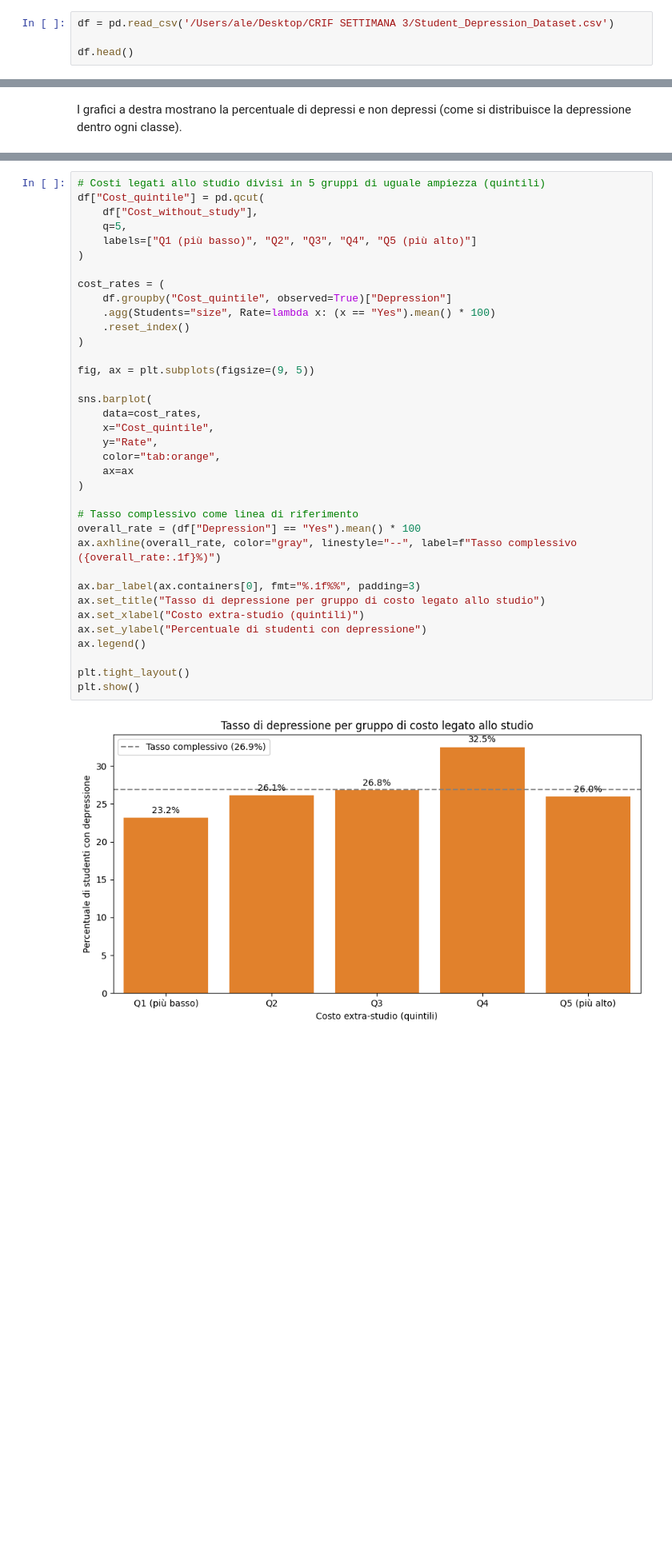
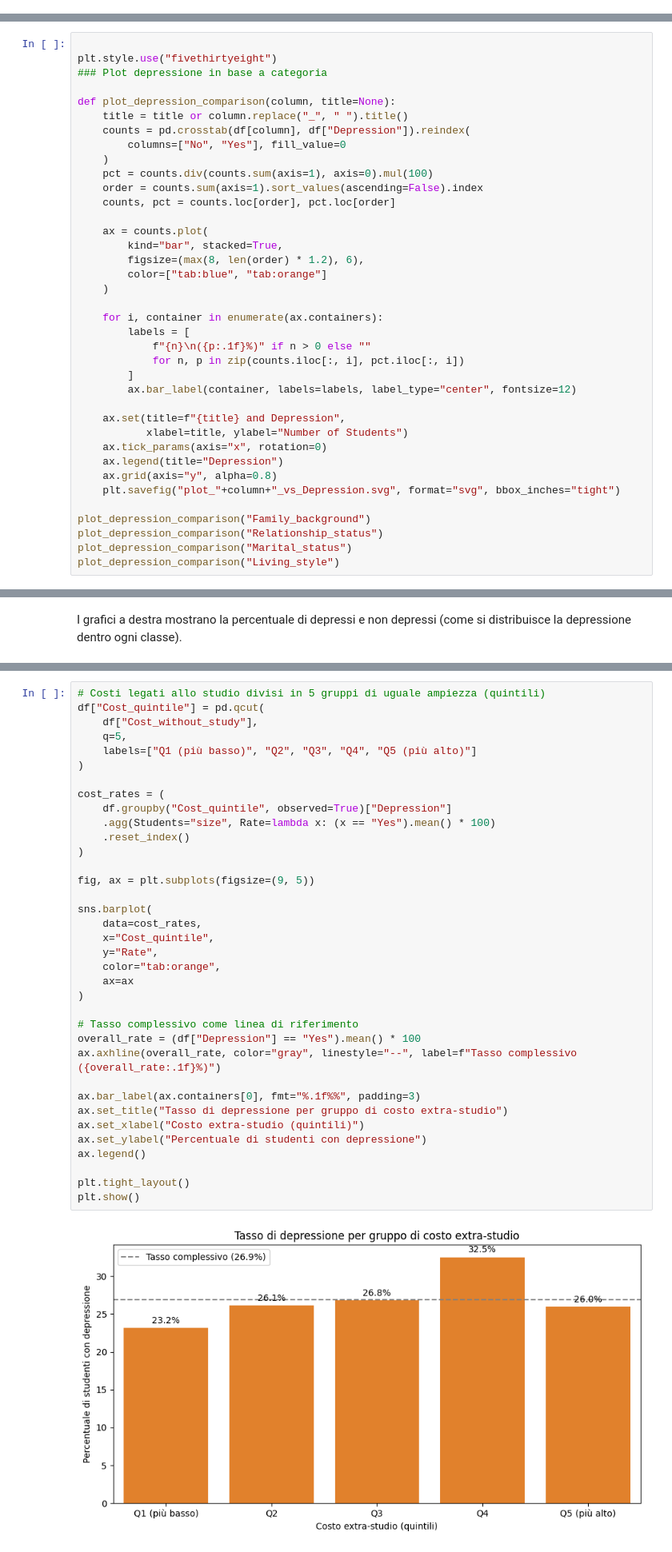
Before and after one commit to DinuIustinAdrian/final_project_data_science, a Jupyter notebook: juno-s-story-student-depression-eda-stats.ipynb, the cells around one changed output, grey strips where cells are left out. Shown at 80% size. Cells and saved outputs as stored; diff of their text form; blank space fills up the shorter version.

```diff
--- a/juno-s-story-student-depression-eda-stats.ipynb
+++ b/juno-s-story-student-depression-eda-stats.ipynb
@@ -27,4 +29,0 @@ import seaborn as sns
-# %%
-df = pd.read_csv('/Users/ale/Desktop/CRIF SETTIMANA 3/Student_Depression_Dataset.csv')
-
-df.head()
@@ -255,0 +120,38 @@ plot_depression_comparison("Living_style", "Living Style")
+# %%
+
+plt.style.use("fivethirtyeight")
+### Plot depressione in base a categoria
+
+def plot_depression_comparison(column, title=None):
+    title = title or column.replace("_", " ").title()
+    counts = pd.crosstab(df[column], df["Depression"]).reindex(
+        columns=["No", "Yes"], fill_value=0
+    )
+    pct = counts.div(counts.sum(axis=1), axis=0).mul(100)
+    order = counts.sum(axis=1).sort_values(ascending=False).index
+    counts, pct = counts.loc[order], pct.loc[order]
+
+    ax = counts.plot(
+        kind="bar", stacked=True,
+        figsize=(max(8, len(order) * 1.2), 6),
+        color=["tab:blue", "tab:orange"]
+    )
+
+    for i, container in enumerate(ax.containers):
+        labels = [
+            f"{n}\n({p:.1f}%)" if n > 0 else ""
+            for n, p in zip(counts.iloc[:, i], pct.iloc[:, i])
+        ]
+        ax.bar_label(container, labels=labels, label_type="center", fontsize=12)
+
+    ax.set(title=f"{title} and Depression",
+           xlabel=title, ylabel="Number of Students")
+    ax.tick_params(axis="x", rotation=0)
+    ax.legend(title="Depression")
+    ax.grid(axis="y", alpha=0.8)
+    plt.savefig("plot_"+column+"_vs_Depression.svg", format="svg", bbox_inches="tight")
+
+plot_depression_comparison("Family_background")
+plot_depression_comparison("Relationship_status")
+plot_depression_comparison("Marital_status")
+plot_depression_comparison("Living_style")
@@ -464,35 +371,35 @@ df["Cost_quintile"] = pd.qcut(
 )
 
 cost_rates = (
     df.groupby("Cost_quintile", observed=True)["Depression"]
     .agg(Students="size", Rate=lambda x: (x == "Yes").mean() * 100)
     .reset_index()
 )
 
 fig, ax = plt.subplots(figsize=(9, 5))
 
 sns.barplot(
     data=cost_rates,
     x="Cost_quintile",
     y="Rate",
     color="tab:orange",
     ax=ax
 )
 
 # Tasso complessivo come linea di riferimento
 overall_rate = (df["Depression"] == "Yes").mean() * 100
 ax.axhline(overall_rate, color="gray", linestyle="--", label=f"Tasso complessivo ({overall_rate:.1f}%)")
 
 ax.bar_label(ax.containers[0], fmt="%.1f%%", padding=3)
-ax.set_title("Tasso di depressione per gruppo di costo legato allo studio")
+ax.set_title("Tasso di depressione per gruppo di costo extra-studio")
 ax.set_xlabel("Costo extra-studio (quintili)")
 ax.set_ylabel("Percentuale di studenti con depressione")
 ax.legend()
 
 plt.tight_layout()
 plt.show()
 # %% [output]
-[figure, old version]
+[figure, new version]
 # %% [markdown]
 Il tasso di depressione sale dal 23,2% del gruppo di costo più basso al 32,5% del quarto, poi scende al 26,0% nel quinto, vicino al tasso complessivo (26,9%, linea tratteggiata). L'andamento non è crescente: il boxplot, che confronta solo il valore centrale, non poteva mostrarlo. I cinque gruppi hanno circa 890 studenti ciascuno, quindi differenze di pochi punti possono essere dovute alla variabilità del campione; la più marcata è quella del quarto gruppo rispetto al primo.
 # %%
```
Also changed, not shown: parts of 26 cells of this notebook, 9 other files.
